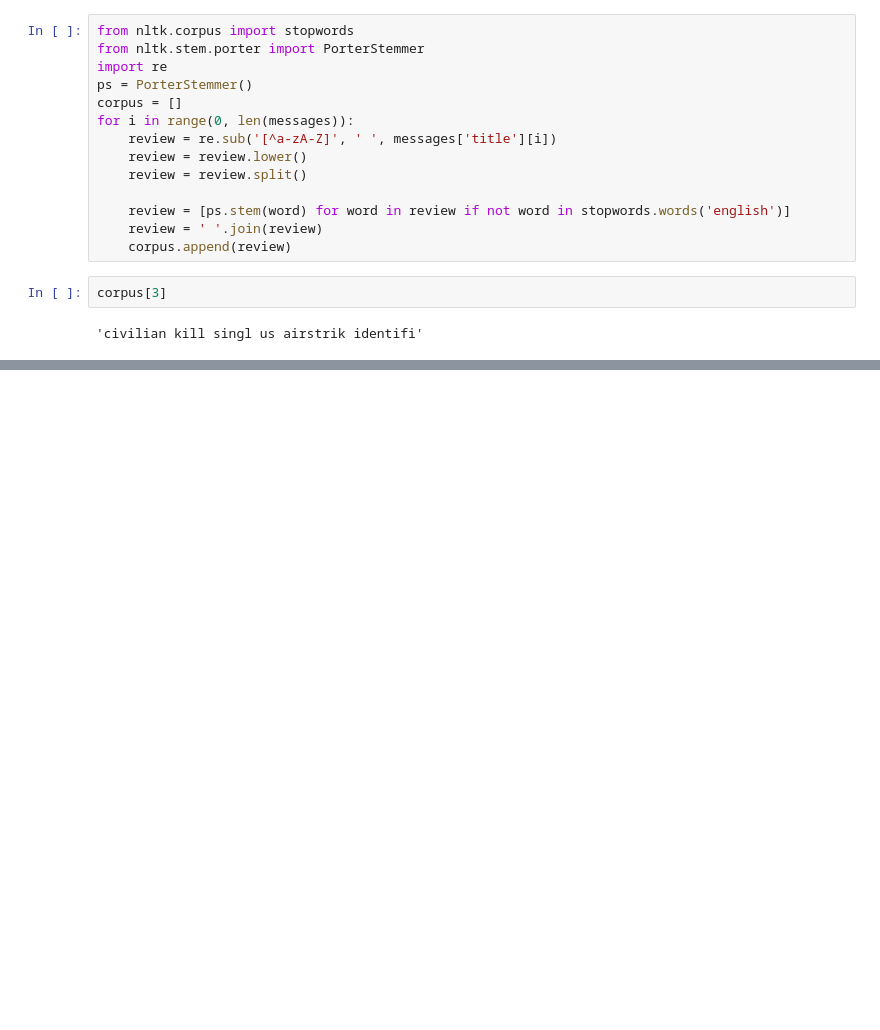
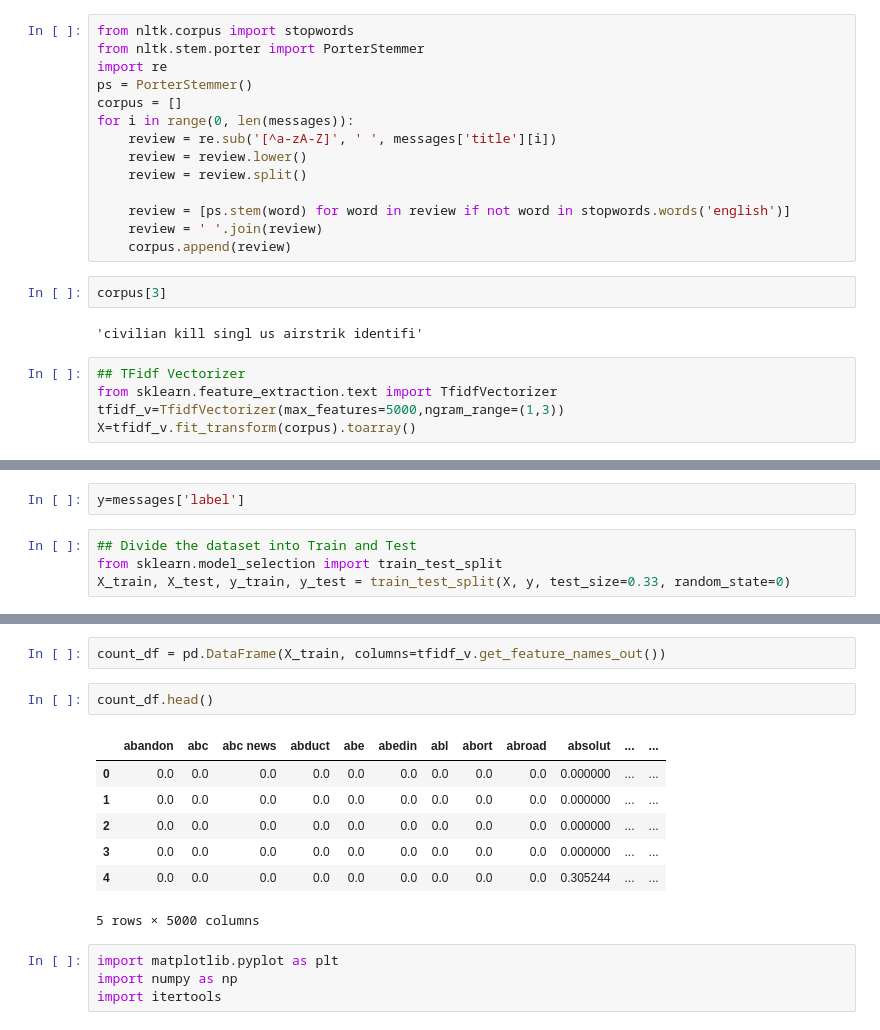
Before and after one commit to Tarunr09/Fake_News_Detection, a Jupyter notebook: Fake News-checkpoint.ipynb, the cells around one changed output, grey strips where cells are left out. Saved outputs shown, nothing was run; the diff lists cells and outputs as text; blank space fills up the shorter version.

```diff
--- a/Fake News-checkpoint.ipynb
+++ b/Fake News-checkpoint.ipynb
@@ -148,3 +148,8 @@ for i in range(0, len(messages)):
 corpus[3]
 # %% [output]
 'civilian kill singl us airstrik identifi'
+# %%
+## TFidf Vectorizer
+from sklearn.feature_extraction.text import TfidfVectorizer
+tfidf_v=TfidfVectorizer(max_features=5000,ngram_range=(1,3))
+X=tfidf_v.fit_transform(corpus).toarray()
@@ -150,0 +160,6 @@ corpus[3]
+# %%
+y=messages['label']
+# %%
+## Divide the dataset into Train and Test
+from sklearn.model_selection import train_test_split
+X_train, X_test, y_train, y_test = train_test_split(X, y, test_size=0.33, random_state=0)
@@ -150,0 +193,16 @@ corpus[3]
+# %%
+count_df = pd.DataFrame(X_train, columns=tfidf_v.get_feature_names_out())
+# %%
+count_df.head()
+# %% [output]
+|  | abandon | abc | abc news | abduct | abe | abedin | abl | abort | abroad | absolut | ... | ... |
+| 0 | 0.0 | 0.0 | 0.0 | 0.0 | 0.0 | 0.0 | 0.0 | 0.0 | 0.0 | 0.000000 | ... | ... |
+| 1 | 0.0 | 0.0 | 0.0 | 0.0 | 0.0 | 0.0 | 0.0 | 0.0 | 0.0 | 0.000000 | ... | ... |
+| 2 | 0.0 | 0.0 | 0.0 | 0.0 | 0.0 | 0.0 | 0.0 | 0.0 | 0.0 | 0.000000 | ... | ... |
+| 3 | 0.0 | 0.0 | 0.0 | 0.0 | 0.0 | 0.0 | 0.0 | 0.0 | 0.0 | 0.000000 | ... | ... |
+| 4 | 0.0 | 0.0 | 0.0 | 0.0 | 0.0 | 0.0 | 0.0 | 0.0 | 0.0 | 0.305244 | ... | ... |
+5 rows × 5000 columns
+# %%
+import matplotlib.pyplot as plt
+import numpy as np
+import itertools
```
Also changed, not shown: parts of 4 cells of this notebook.
